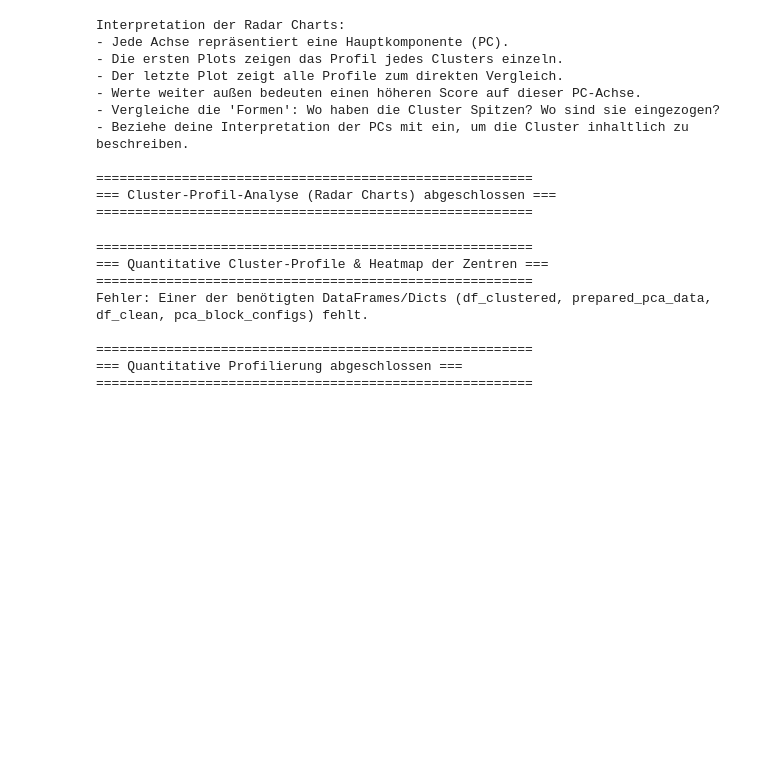
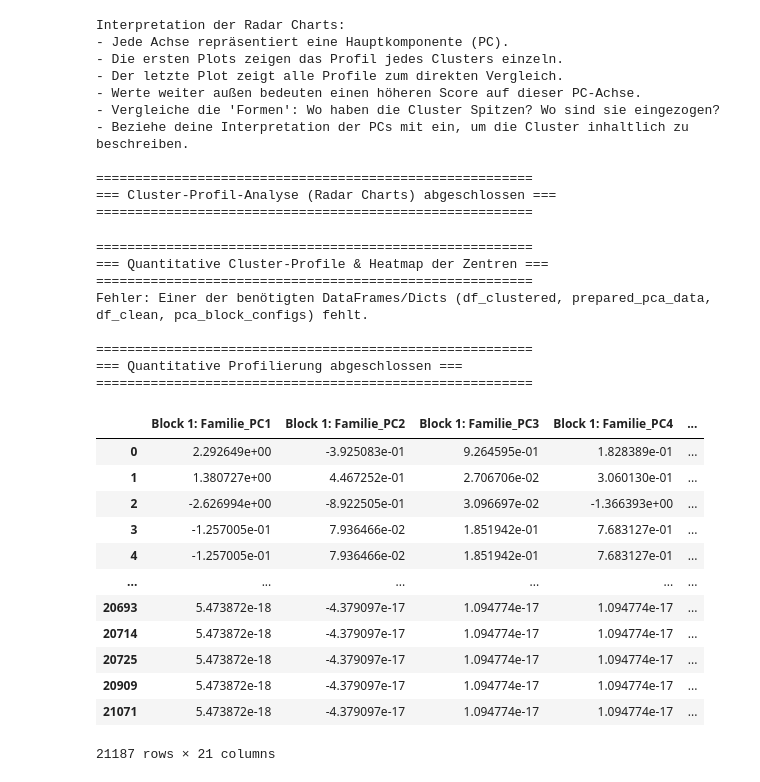
Before and after one commit to TobiasMaissen/cas_statistik_davi, a Jupyter notebook: statistik.ipynb, the cells around one changed output. Cells and saved outputs as stored; diff of their text form; code cells hidden in the pictures; blank space fills up the shorter version.

```diff
--- a/statistik.ipynb
+++ b/statistik.ipynb
@@ -3389,3 +3381,19 @@ Fehler: Einer der benötigten DataFrames/Dicts (df_clustered, prepared_pca_data,
 ========================================================
 === Quantitative Profilierung abgeschlossen ===
 ========================================================
+# %%
+df_clustered
+# %% [output]
+|  | Block 1: Familie_PC1 | Block 1: Familie_PC2 | Block 1: Familie_PC3 | Block 1: Familie_PC4 | ... |
+| 0 | 2.292649e+00 | -3.925083e-01 | 9.264595e-01 | 1.828389e-01 | ... |
+| 1 | 1.380727e+00 | 4.467252e-01 | 2.706706e-02 | 3.060130e-01 | ... |
+| 2 | -2.626994e+00 | -8.922505e-01 | 3.096697e-02 | -1.366393e+00 | ... |
+| 3 | -1.257005e-01 | 7.936466e-02 | 1.851942e-01 | 7.683127e-01 | ... |
+| 4 | -1.257005e-01 | 7.936466e-02 | 1.851942e-01 | 7.683127e-01 | ... |
+| ... | ... | ... | ... | ... | ... |
+| 20693 | 5.473872e-18 | -4.379097e-17 | 1.094774e-17 | 1.094774e-17 | ... |
+| 20714 | 5.473872e-18 | -4.379097e-17 | 1.094774e-17 | 1.094774e-17 | ... |
+| 20725 | 5.473872e-18 | -4.379097e-17 | 1.094774e-17 | 1.094774e-17 | ... |
+| 20909 | 5.473872e-18 | -4.379097e-17 | 1.094774e-17 | 1.094774e-17 | ... |
+| 21071 | 5.473872e-18 | -4.379097e-17 | 1.094774e-17 | 1.094774e-17 | ... |
+21187 rows × 21 columns
```
Also changed, not shown: parts of 10 cells of this notebook.
